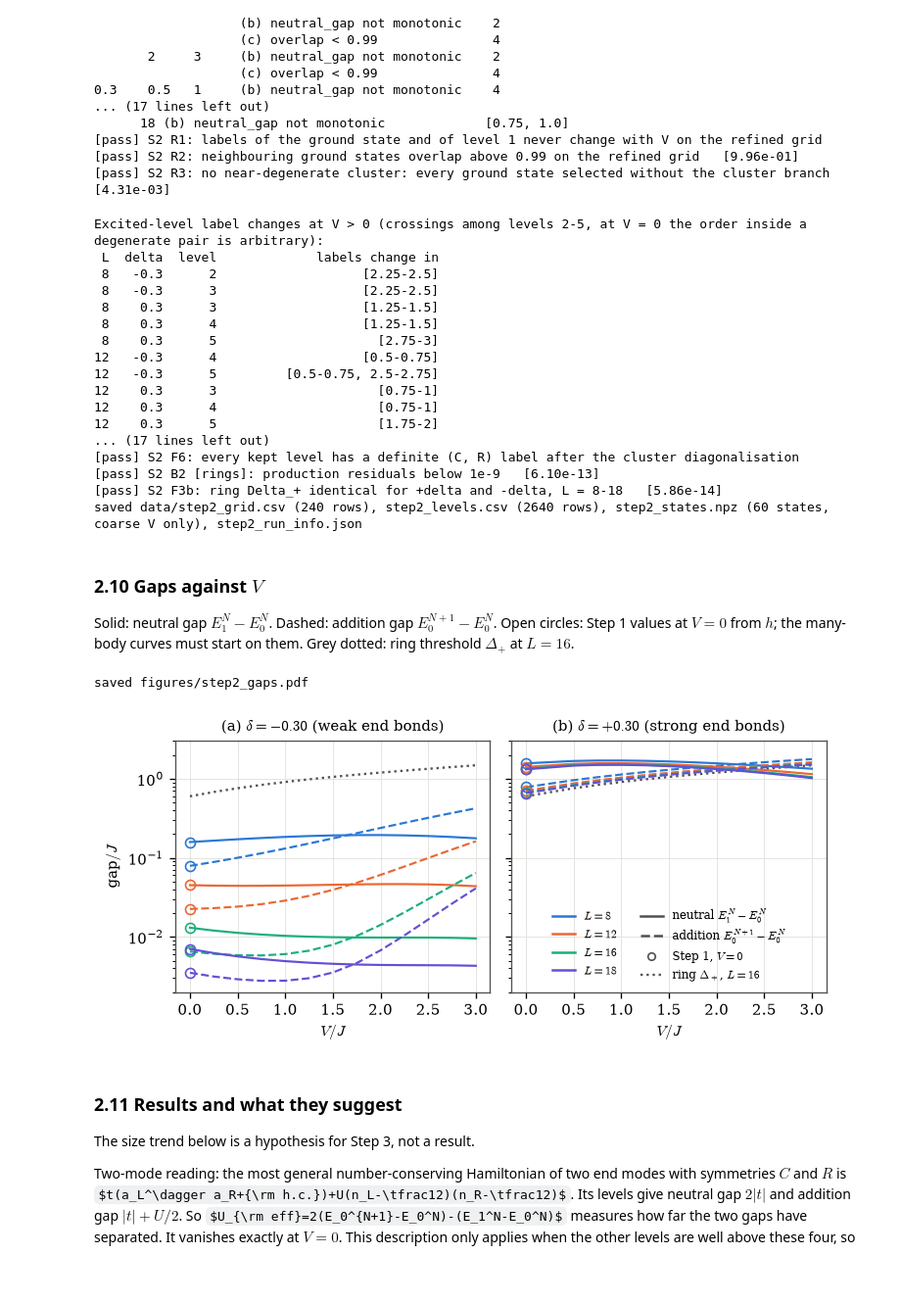
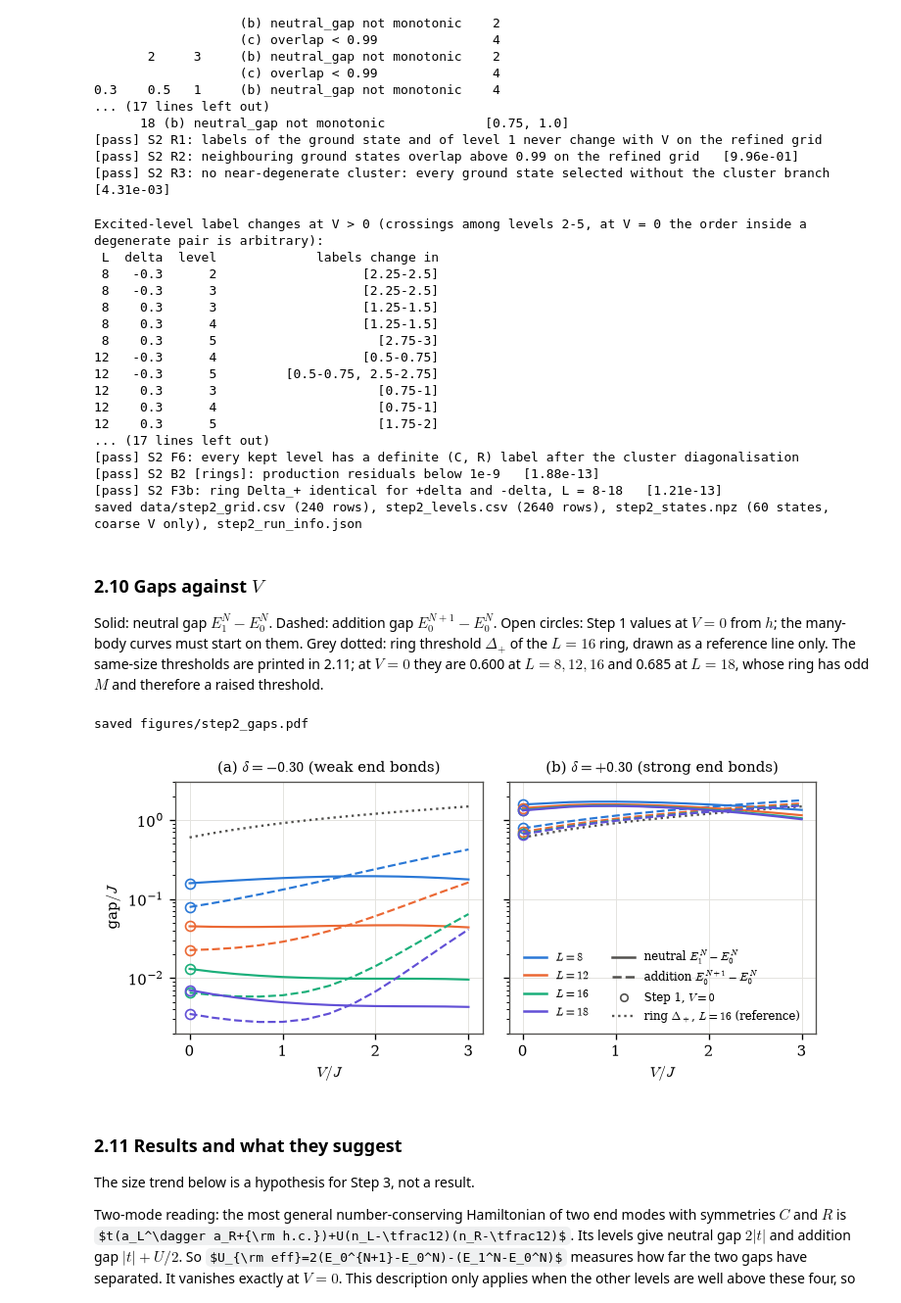
Before and after one commit to kavish707/ssh-model-project, a Jupyter notebook: project_A.ipynb, the cells around one changed output. Shown at 98% size. Saved outputs shown, nothing was run; the diff lists cells and outputs as text; code cells hidden in the pictures; some formulas as TeX source; blank space fills up the shorter version.

Commit message:
Step 2: exact same-size benchmarks (H1, C4), same-size ring thresholds, credits; clean re-run

```diff
--- a/project_A.ipynb
+++ b/project_A.ipynb
@@ -1216,8 +1216,9 @@ for L in (8, 10, 12):
         weight = np.array([(ground_p @ (c_dag(L, N, j) @ psi)) ** 2 for j in range(L)])
         dev_w = max(dev_w, np.max(np.abs(weight - phi_N**2)))
         rows.append({"L": L, "delta": d, "w_0": weight[0], "z_0 = w_0/(1-<n_0>)": weight[0] / (1 - densities(psi, L, N)[0]),
-                     "1 - r^2 (delta < 0)": 1 - ratio(d) ** 2 if d < 0 else np.nan})
+                     "exact |psi_L(0)|^2, same L (delta < 0)": edge_pair(L, d)["left"][0] ** 2 if d < 0 else np.nan})
 display(pd.DataFrame(rows))
+print(f"    benchmark: the exact free value at the same L; 1 - r^2 = {1 - ratio(-0.30) ** 2:.4f} is only its L -> infinity limit")
 check("S2 C4: V = 0: |<0,N+1|c_j^dag|Omega>|^2 = |phi_N(j)|^2, the lowest empty orbital, all j", dev_w < 1e-12, dev_w)
 
 dev = 0.0
@@ -1872,7 +1874,8 @@ run_info = {"hamiltonian": "Eq. (A.1), J_j = 1 + (-1)^j delta; rings add bond (L
             "state_selection": "lowest eigenvector with sum(psi) > 0; C-projected inside a cluster below eta",
             "eta_degenerate": ETA_DEGENERATE, "dense_max_dim": DENSE_MAX_DIM, "lanczos_seed": LANCZOS_SEED,
             "lanczos_ncv_min": LANCZOS_NCV, "lanczos_tol": 0.0, "res_tol_small": RES_TOL_SMALL, "res_tol_prod": RES_TOL_PROD,
-            "command": "jupyter nbconvert --to notebook --execute --inplace project_A.ipynb",
+            "reproduce_command": "jupyter nbconvert --to notebook --execute --inplace project_A.ipynb",
+            "versions_note": "versions of the run that wrote this file; requirements.txt pins the official ones",
             "python": platform.python_version(), "numpy": np.__version__, "scipy": scipy.__version__,
             "pandas": pd.__version__, "matplotlib": plt.matplotlib.__version__, "mpmath": mpmath.__version__}
 (DATA_DIR / "step2_run_info.json").write_text(json.dumps(run_info, indent=2) + "\n")
@@ -1893,44 +1896,44 @@ Excited-level label changes at V > 0 (crossings among levels 2-5, at V = 0 the o
 12    0.3      5                     [1.75-2]
 ... (17 lines left out)
 [pass] S2 F6: every kept level has a definite (C, R) label after the cluster diagonalisation
-[pass] S2 B2 [rings]: production residuals below 1e-9   [6.10e-13]
-[pass] S2 F3b: ring Delta_+ identical for +delta and -delta, L = 8-18   [5.86e-14]
+[pass] S2 B2 [rings]: production residuals below 1e-9   [1.88e-13]
+[pass] S2 F3b: ring Delta_+ identical for +delta and -delta, L = 8-18   [1.21e-13]
 saved data/step2_grid.csv (240 rows), step2_levels.csv (2640 rows), step2_states.npz (60 states, coarse V only), step2_run_info.json
 # %% [markdown]
 ### 2.10 Gaps against $V$
 
-Solid: neutral gap $E_1^N-E_0^N$. Dashed: addition gap $E_0^{N+1}-E_0^N$. Open circles: Step 1 values at $V=0$ from $h$; the many-body curves must start on them. Grey dotted: ring threshold $\Delta_+$ at $L=16$.
+Solid: neutral gap $E_1^N-E_0^N$. Dashed: addition gap $E_0^{N+1}-E_0^N$. Open circles: Step 1 values at $V=0$ from $h$; the many-body curves must start on them. Grey dotted: ring threshold $\Delta_+$ of the $L=16$ ring, drawn as a reference line only. The same-size thresholds are printed in 2.11; at $V=0$ they are 0.600 at $L=8,12,16$ and 0.685 at $L=18$, whose ring has odd $M$ and therefore a raised threshold.
 # %%
 L_COLORS = dict(zip(L_GRID, ("#2a78d6", "#eb6834", "#1baf7a", "#6250d6")))
 main_ring = ring[ring.L == 16]
 
 fig, axes = plt.subplots(1, 2, figsize=(6.4, 3.0), sharey=True)
 for ax, d, title in zip(axes, DELTA_GRID, ("(a) $\\delta=-0.30$ (weak end bonds)", "(b) $\\delta=+0.30$ (strong end bonds)")):
     s_ring = main_ring[main_ring.delta == d].sort_values("V")
     ax.semilogy(s_ring.V, s_ring.delta_plus, ":", color=GRAY, lw=1.4)
     for L in L_GRID:
         s = final[(final.L == L) & (final.delta == d)]
         eps = np.linalg.eigvalsh(hopping_matrix(L, d))
         ax.semilogy(s.V, s.neutral_gap, "-", color=L_COLORS[L], lw=1.3)
         ax.semilogy(s.V, s.add_gap, "--", color=L_COLORS[L], lw=1.3)
         ax.plot([0, 0], [eps[L // 2] - eps[L // 2 - 1], eps[L // 2]], "o", mfc="none", mec=L_COLORS[L], ms=6, mew=1.0)
     ax.set_title(title, fontsize=9)
     ax.set_xlabel("$V/J$")
 axes[0].set_ylabel("gap$/J$")
 axes[0].set_ylim(2e-3, 3)
 for L in L_GRID:
     axes[1].plot([], [], "-", color=L_COLORS[L], label=f"$L={L}$")
 axes[1].plot([], [], "-", color=GRAY, label="neutral $E_1^N-E_0^N$")
 axes[1].plot([], [], "--", color=GRAY, label="addition $E_0^{N+1}-E_0^N$")
 axes[1].plot([], [], "o", mfc="none", mec=GRAY, label="Step 1, $V=0$")
-axes[1].plot([], [], ":", color=GRAY, lw=1.4, label=r"ring $\Delta_+$, $L=16$")
+axes[1].plot([], [], ":", color=GRAY, lw=1.4, label=r"ring $\Delta_+$, $L=16$ (reference)")
 axes[1].legend(loc="lower center", fontsize=7, ncol=2)
 fig.tight_layout()
 savefig(fig, "step2_gaps")
 plt.show()
 # %% [output]
 saved figures/step2_gaps.pdf
-[figure, old version]
+[figure, new version]
 # %% [markdown]
 ### 2.11 Results and what they suggest
 
```
Also changed, not shown: parts of 16 cells of this notebook, 17 other files.
